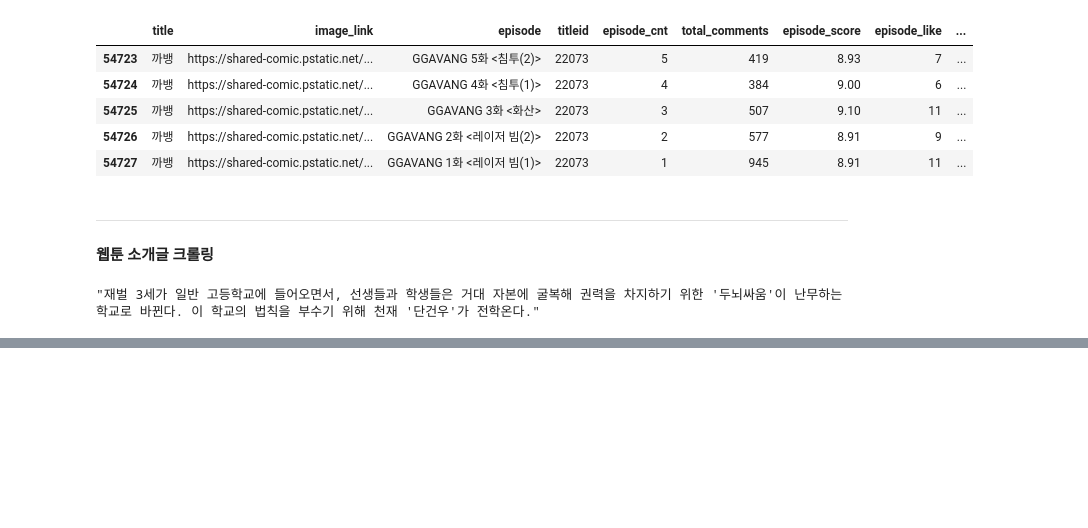
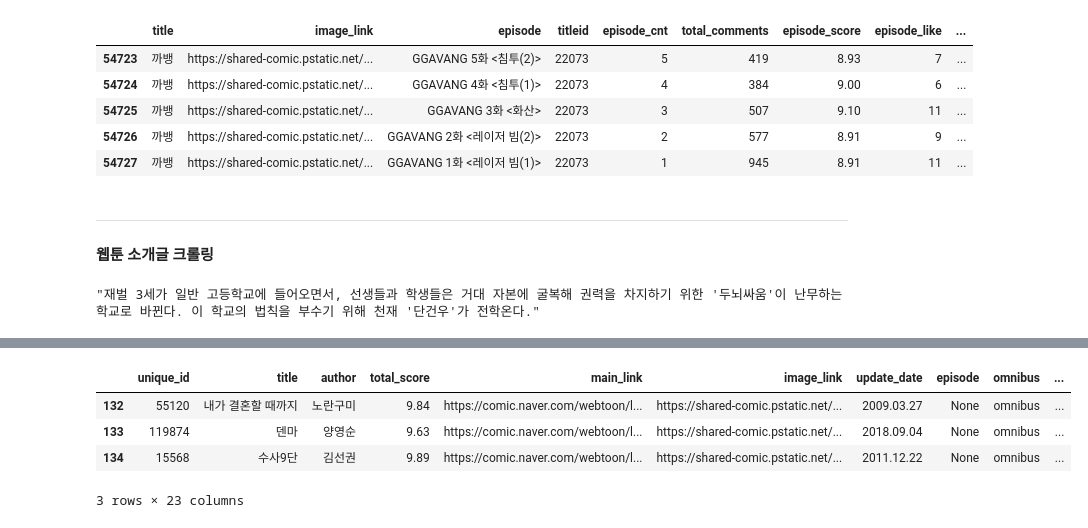
Before and after one commit to brightscannon/Webtoon_recommand_system, a Jupyter notebook: Crawling_test2_Juno.ipynb, the cells around one changed output, grey strips where cells are left out. Cells and saved outputs as stored; diff of their text form; code cells hidden in the pictures; blank space fills up the shorter version.

```diff
--- a/Crawling_test2_Juno.ipynb
+++ b/Crawling_test2_Juno.ipynb
@@ -773,0 +813,19 @@ dom.select_one("#content > div.comicinfo > div.detail > p").text
+# %%
+# 유료화 유무(pay check)
+import requests
+from bs4 import BeautifulSoup
+
+title = []
+
+# 스토어라고 표기되어있는 웹툰만 선별하자
+url = "https://comic.naver.com/webtoon/finish.nhn"
+response = requests.get(url)
+dom = BeautifulSoup(response.content, 'lxml')
+area = dom.select("#content > div.list_area > ul > li > dl > dt")
+for i in range(len(area)):
+    print("now :", i)
+    if len(area[i].select("em")) == 1:
+        title.append(area[i].select("a")[0].get('title'))
+        print("store")
+    else:
+        print("not store")
@@ -773,0 +850,3 @@ dom.select_one("#content > div.comicinfo > div.detail > p").text
+# %%
+info['pay'] = info['title'].map(lambda x: 1 if x in title else 0)
+info2['pay'] = info2['title'].map(lambda x: 1 if x in title else 0)
@@ -773,0 +864,14 @@ dom.select_one("#content > div.comicinfo > div.detail > p").text
+# %%
+# 웹툰 좋아요 수
+import json
+titleids = info.unique_id.values
+
+like = {}
+for i, titleid in enumerate(titleids):
+    print("now: ", i, " titleid : ",titleid, end='\r')
+    url = "https://comic.like.naver.com/likeIt/likeItContent.jsonp?_callback=window.__jindo2_callback.$615&serviceId=COMIC&displayId=COMIC&contentsId="+ str(titleid) +"&lang=ko&viewType=like"
+    response = requests.get(url)
+    one = response.text.find('(') + 1
+    content = json.loads(response.text[one:-2])
+    like_cnt = content['result']['likeItContent']['likeItCount']
+    like[titleid] = like_cnt
@@ -773,0 +884,3 @@ dom.select_one("#content > div.comicinfo > div.detail > p").text
+# %%
+info['total_like'] = info['unique_id'].map(lambda x: like[x])
+info2['total_like'] = info2['unique_id'].map(lambda x: like[x])
@@ -826,0 +909,8 @@ info2.tail()
+# %%
+info.loc[132:134, :]
+# %% [output]
+|  | unique_id | title | author | total_score | main_link | image_link | update_date | episode | omnibus | ... |
+| 132 | 55120 | 내가 결혼할 때까지 | 노란구미 | 9.84 | https://comic.naver.com/webtoon/l... | https://shared-comic.pstatic.net/... | 2009.03.27 | None | omnibus | ... |
+| 133 | 119874 | 덴마 | 양영순 | 9.63 | https://comic.naver.com/webtoon/l... | https://shared-comic.pstatic.net/... | 2018.09.04 | None | omnibus | ... |
+| 134 | 15568 | 수사9단 | 김선권 | 9.89 | https://comic.naver.com/webtoon/l... | https://shared-comic.pstatic.net/... | 2011.12.22 | None | omnibus | ... |
+3 rows × 23 columns
```
Also changed, not shown: parts of 29 cells of this notebook.
